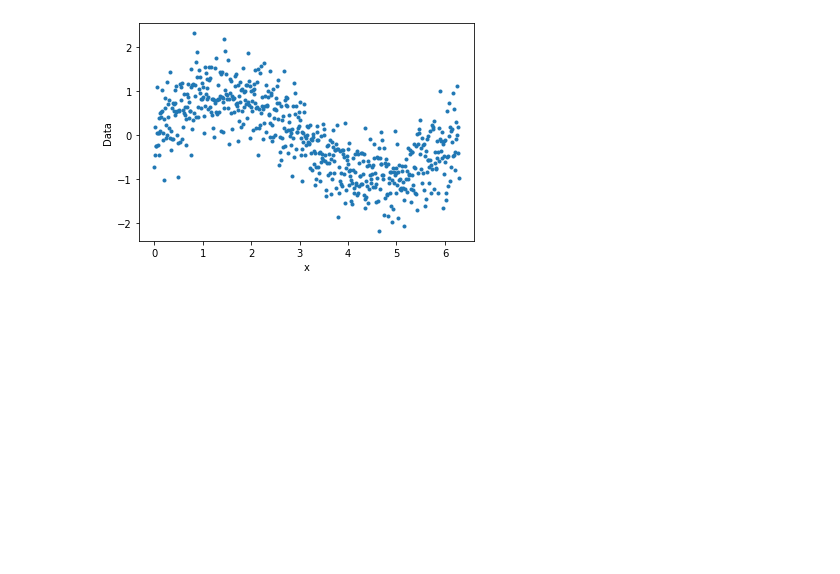
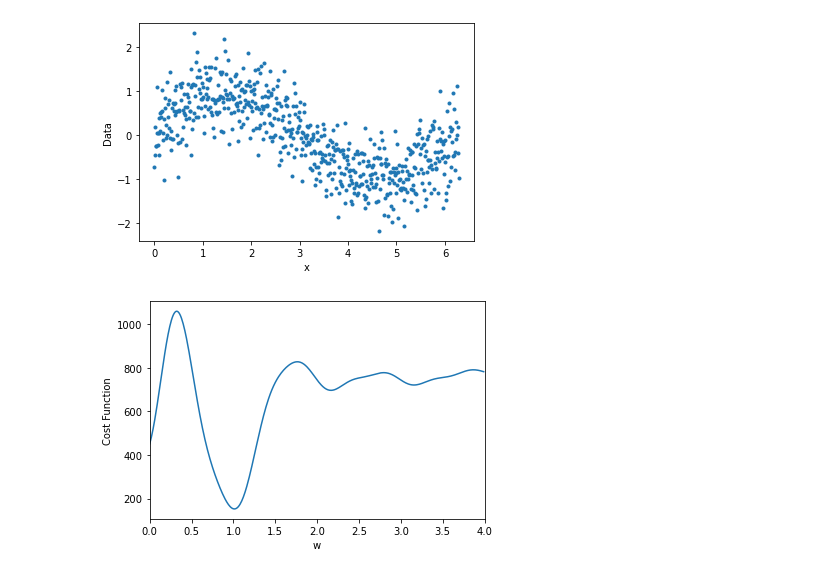
Before and after one commit to tcarrasc/SIO112_python, a Jupyter notebook: notebooks/ch2examples.ipynb, the cells around one changed output. Drawn from its saved outputs; the diff is of its cells as text; code cells hidden in the pictures; blank space fills up the shorter version.

```diff
--- a/notebooks/ch2examples.ipynb
+++ b/notebooks/ch2examples.ipynb
@@ -113,8 +113,9 @@ plt.show()
 # %%
 ## Load and plot the data
 exdata = pd.read_csv('../data/SteepestDescentExData.txt')
-
-plt.plot(exdata.x,exdata.d,'.')
+x = exdata.x
+d = exdata.d
+plt.plot(x,d,'.')
 plt.xlabel('x')
 plt.ylabel('Data');
 # %% [output]
@@ -123,0 +123,23 @@ plt.ylabel('Data');
+# %%
+## Plot the cost function
+def CostSineFit(om,x,d):
+    " Cost function for a sine wave. "
+    y = sum( ( np.sin(om*x)-d )**2 )
+    return y
+def DerCostSineFit(om,x,d):
+    der = 2*sum( ( np.sin(om*x)-d )*x*np.cos(om*x) );
+    return der
+
+# b) plot cost function
+omArray = np.array(np.arange(0,4,0.01))
+fSave = []  # cost sine fit
+
+for k in range(len(omArray)):
+    cost = CostSineFit(omArray[k],x, d)
+    fSave.append(cost)
+plt.plot(omArray,fSave)
+plt.xlim([0,4])
+plt.ylabel('Cost Function')
+plt.xlabel('w');
+# %% [output]
+[figure, added]
```
Also changed, not shown: parts of 3 cells of this notebook.
